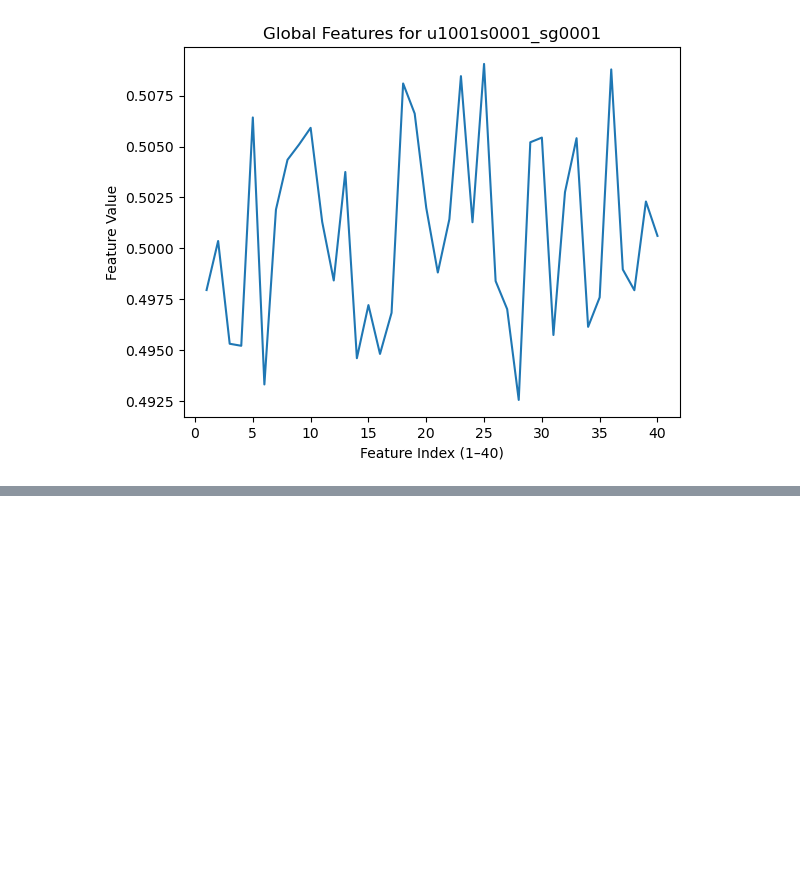
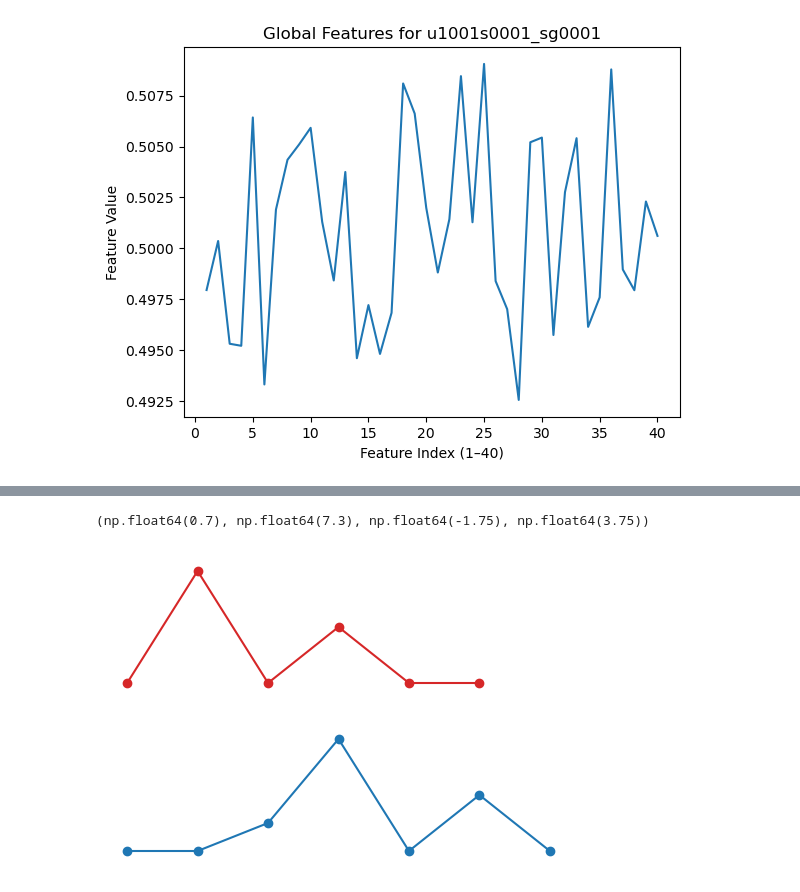
Before and after one commit to matt-truscott/DTW-project, a Jupyter notebook: notebooks/scripts.ipynb, the cells around one changed output, grey strips where cells are left out. Drawn from its saved outputs; the diff is of its cells as text; code cells hidden in the pictures; blank space fills up the shorter version.

```diff
--- a/notebooks/scripts.ipynb
+++ b/notebooks/scripts.ipynb
@@ -154,0 +127,16 @@ plot_signature_trajectory(user=1005, session=1, sample=1)
+# %%
+# Example 1: plot two signals offset vertically
+
+import numpy as np
+import matplotlib.pyplot as plt
+
+x = np.array([0, 2, 0, 1, 0, 0])
+y = np.array([0, 0, 0.5, 2, 0, 1, 0])
+
+plt.figure(figsize=(6, 4))
+plt.plot(np.arange(x.shape[0]) + 1, x + 1.5, "-o", c="C3")
+plt.plot(np.arange(y.shape[0]) + 1, y - 1.5, "-o", c="C0")
+plt.axis("off")
+# %% [output]
+(np.float64(0.7), np.float64(7.3), np.float64(-1.75), np.float64(3.75))
+[figure, added]
```
Also changed, not shown: parts of 4 cells of this notebook, 2 other files.
